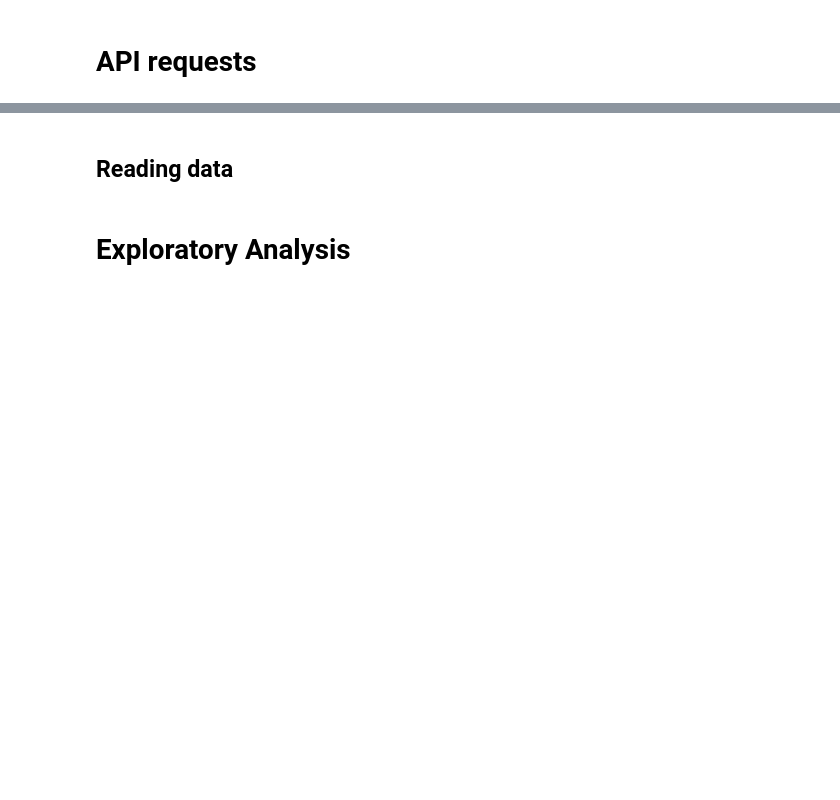
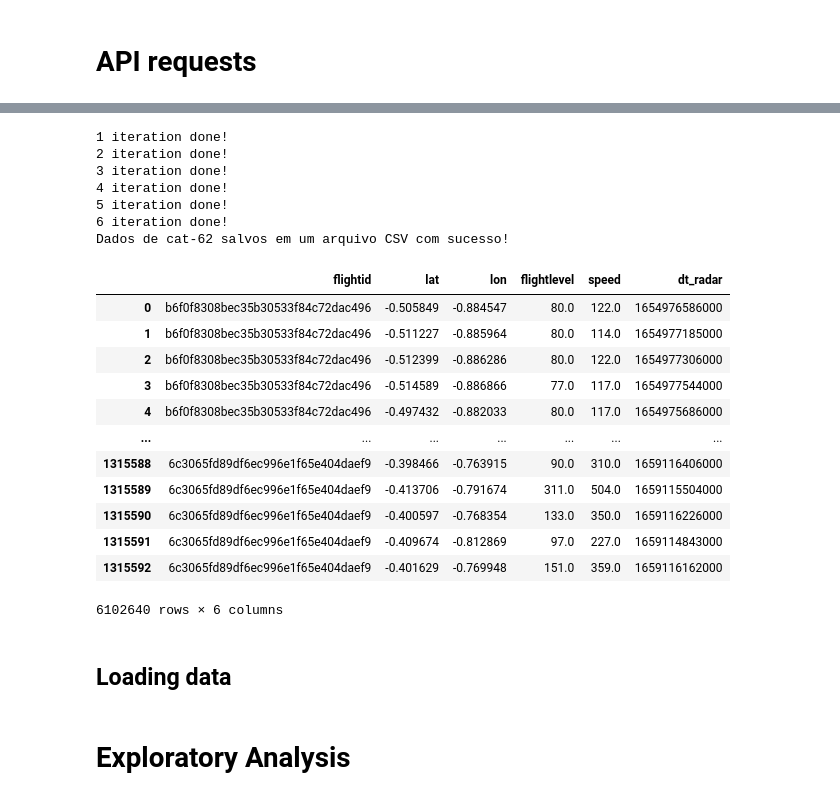
Before and after one commit to InAI-Delta/ita-datascience-2023, a Jupyter notebook: initial_analysis.ipynb, the cells around one changed output, grey strips where cells are left out. Cells and saved outputs as stored; diff of their text form; code cells hidden in the pictures; blank space fills up the shorter version.

```diff
--- a/initial_analysis.ipynb
+++ b/initial_analysis.ipynb
@@ -57,5 +107,51 @@ sns.set_theme()
+# %%
+initial_dates_cat_62 = ['2022-06-01 00:00:00.000',
+                        '2022-06-15 00:00:00.000',
+                        '2022-06-25 00:00:00.000',
+                        '2022-07-05 00:00:00.000',
+                        '2022-07-10 00:00:00.000',
+                        '2022-07-20 00:00:00.000']
+
+final_dates_cat_62 = ['2022-06-15 00:00:00.000',
+                      '2022-06-25 00:00:00.000',
+                      '2022-07-05 00:00:00.000',
+                      '2022-07-10 00:00:00.000',
+                      '2022-07-20 00:00:00.000',
+                      '2022-08-01 00:00:00.000']
+
+for i, (initial_date, final_date) in enumerate(zip(initial_dates_cat_62, final_dates_cat_62)):
+    if i == 0:
+        cat_62_general = api_request('cat-62', initial_date, final_date)
+        print(f'{i+1} iteration done!')
+    else:
+        cat_62_general = pd.concat([cat_62_general, api_request('cat-62', initial_date, final_date)])
+        print(f'{i+1} iteration done!')
+
+
+load_csv(cat_62_general, 'cat-62')
+# %% [output]
+1 iteration done!
+2 iteration done!
+3 iteration done!
+4 iteration done!
+5 iteration done!
+6 iteration done!
+Dados de cat-62 salvos em um arquivo CSV com sucesso!
+|  | flightid | lat | lon | flightlevel | speed | dt_radar |
+| 0 | b6f0f8308bec35b30533f84c72dac496 | -0.505849 | -0.884547 | 80.0 | 122.0 | 1654976586000 |
+| 1 | b6f0f8308bec35b30533f84c72dac496 | -0.511227 | -0.885964 | 80.0 | 114.0 | 1654977185000 |
+| 2 | b6f0f8308bec35b30533f84c72dac496 | -0.512399 | -0.886286 | 80.0 | 122.0 | 1654977306000 |
+| 3 | b6f0f8308bec35b30533f84c72dac496 | -0.514589 | -0.886866 | 77.0 | 117.0 | 1654977544000 |
+| 4 | b6f0f8308bec35b30533f84c72dac496 | -0.497432 | -0.882033 | 80.0 | 117.0 | 1654975686000 |
+| ... | ... | ... | ... | ... | ... | ... |
+| 1315588 | 6c3065fd89df6ec996e1f65e404daef9 | -0.398466 | -0.763915 | 90.0 | 310.0 | 1659116406000 |
+| 1315589 | 6c3065fd89df6ec996e1f65e404daef9 | -0.413706 | -0.791674 | 311.0 | 504.0 | 1659115504000 |
+| 1315590 | 6c3065fd89df6ec996e1f65e404daef9 | -0.400597 | -0.768354 | 133.0 | 350.0 | 1659116226000 |
+| 1315591 | 6c3065fd89df6ec996e1f65e404daef9 | -0.409674 | -0.812869 | 97.0 | 227.0 | 1659114843000 |
+| 1315592 | 6c3065fd89df6ec996e1f65e404daef9 | -0.401629 | -0.769948 | 151.0 | 359.0 | 1659116162000 |
+6102640 rows × 6 columns
 # %% [markdown]
-## Reading data
+## Loading data
 # %%
 bimtra_df = pd.read_csv('data/bimtra.csv')
 esperas_df = pd.read_csv('data/esperas.csv')
```
Also changed, not shown: parts of 22 cells of this notebook, 3 other files.
